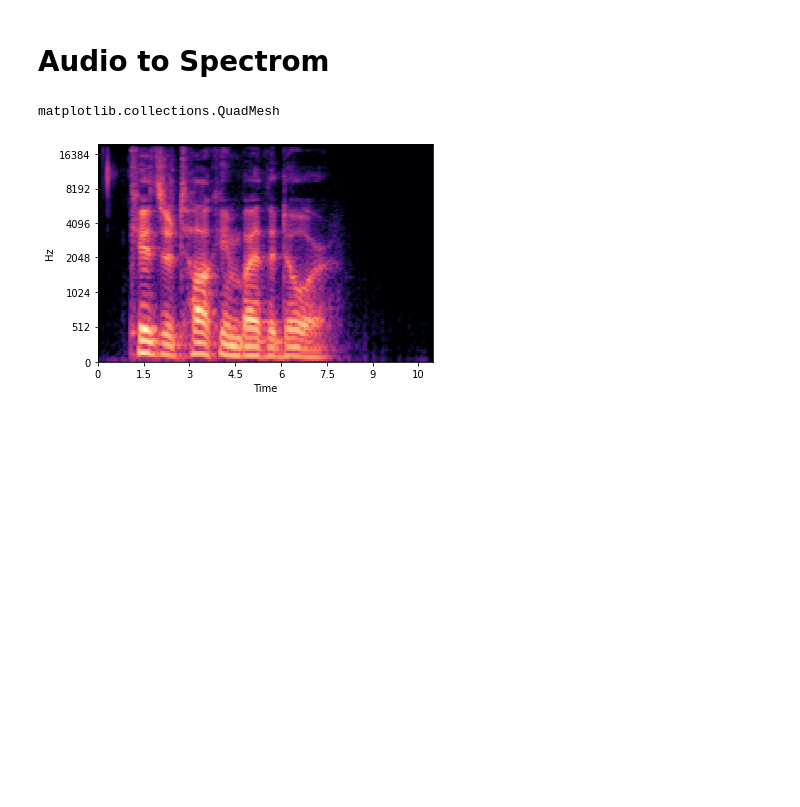
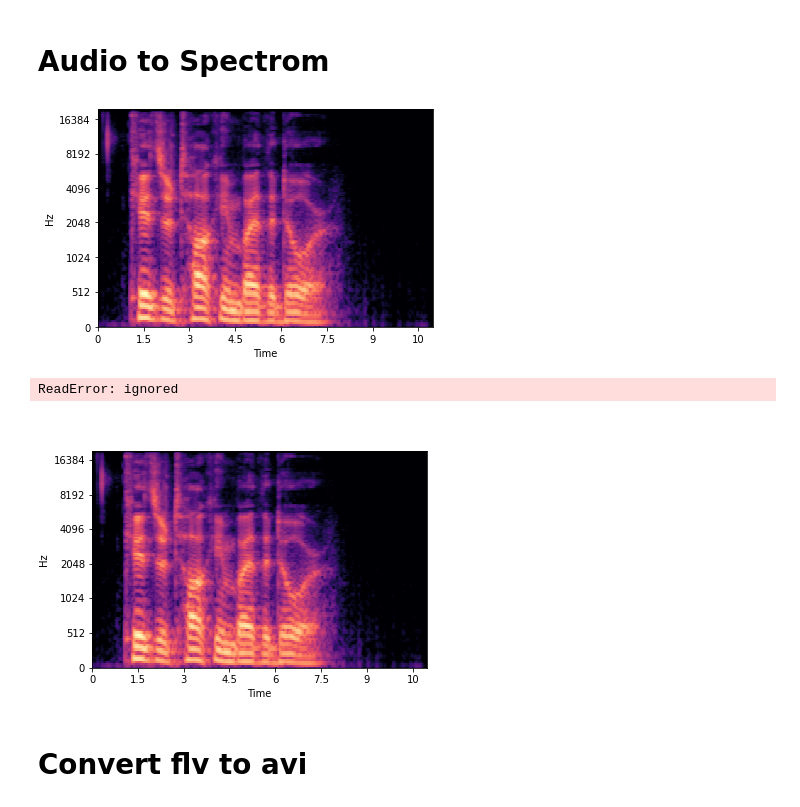
Before and after one commit to shinc88/From-motion-to-emotion, a Jupyter notebook: Justin/Application.ipynb, the cells around one changed output. Saved outputs shown, nothing was run; the diff lists cells and outputs as text; code cells hidden in the pictures; blank space fills up the shorter version.

```diff
--- a/Justin/Application.ipynb
+++ b/Justin/Application.ipynb
@@ -772,7 +896,12 @@ mel_spect = librosa.feature.melspectrogram(y=y, sr=sr, n_fft=1024, hop_length=10
 mel_spect = librosa.power_to_db(mel_spect, ref=np.max)
 spectrogram = librosa.display.specshow(mel_spect, y_axis='mel', fmax=20000, x_axis='time');
 # plt.savefig(path_save)
-spectrogram
+plt.savefig('test.png')
 # %% [output]
-matplotlib.collections.QuadMesh
 [figure]
+# %%
+loaded_model = pickle.load(open('/content/gdrive/MyDrive/From Motion to Emotion/CNN_model.sav', 'rb'))
+result = loaded_model.predict(spectrogram)
+print(result)
+# %% [output]
+ReadError: ignored
@@ -778,0 +916,6 @@ matplotlib.collections.QuadMesh
+# %%
+Image.open('/content/test.png')
+# %% [output]
+[figure, added]
+# %% [markdown]
+# Convert flv to avi
```
Also changed, not shown: parts of 6 cells of this notebook.
